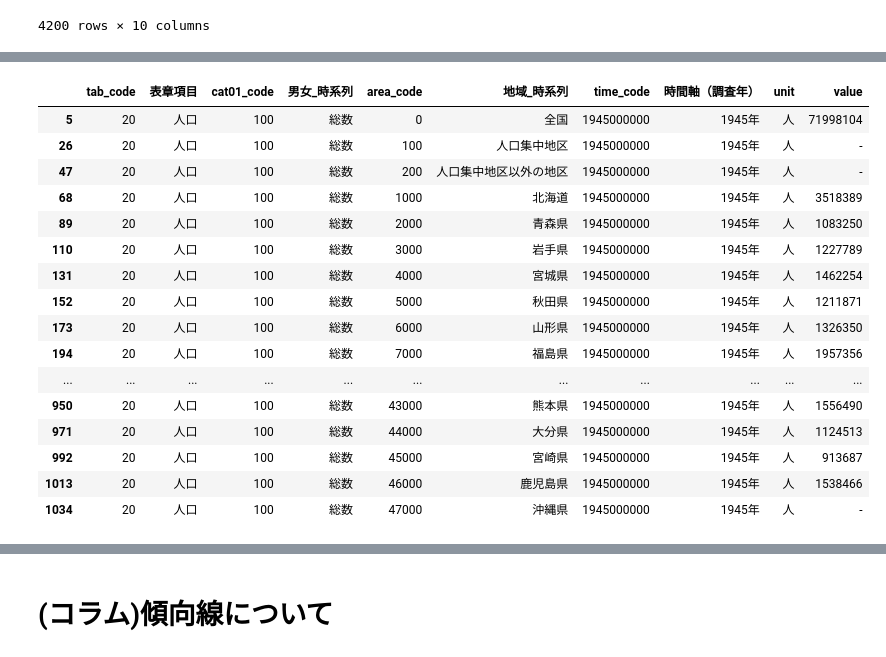
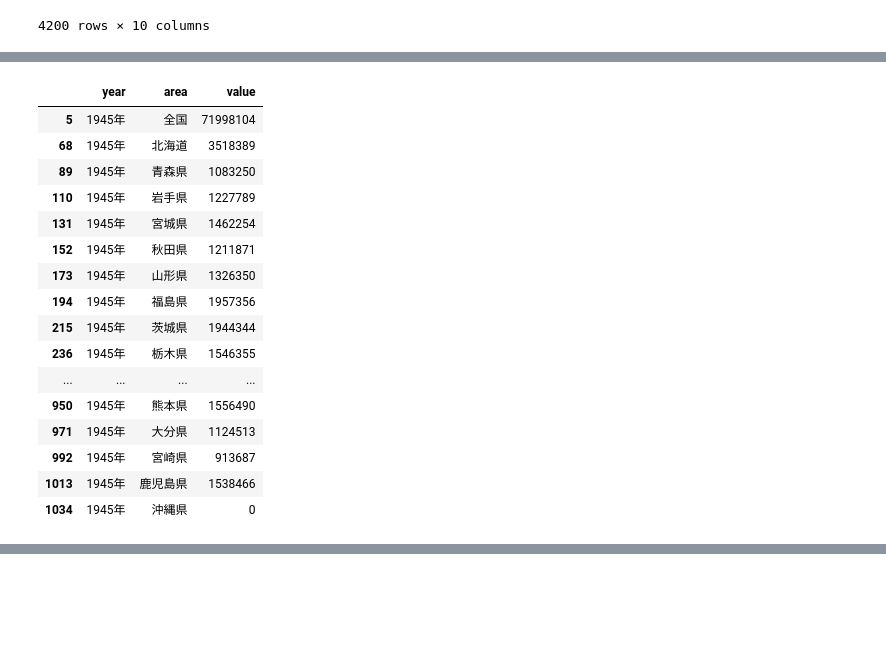
Before and after one commit to umedadada/nikkei_software_202407, a Jupyter notebook: 2024_nikkei_01.ipynb, the cells around one changed output, grey strips where cells are left out. Cells and saved outputs as stored; diff of their text form; code cells hidden in the pictures; blank space fills up the shorter version.

```diff
--- a/2024_nikkei_01.ipynb
+++ b/2024_nikkei_01.ipynb
@@ -8,10 +7,10 @@ import plotly.graph_objects as go
 # %%
 # データの読み込み
-df=pd.read_csv('./FEH_00200521_240311192951.csv',encoding="shift-jis")
+raw_df=pd.read_csv('./FEH_00200521_240311192951.csv',encoding="shift-jis")
 # データのカラム確認
-df.info()
+raw_df.info()
 # データの表示
-df
+raw_df
 # %% [output]
 <class 'pandas.core.frame.DataFrame'>
 RangeIndex: 4200 entries, 0 to 4199
@@ -63,0 +45,10 @@ df[(df['表章項目']=='人口') &
+# %%
+# データの前処理
+df = raw_df[(raw_df['表章項目']=='人口') & #指標を人口に絞る
+            (raw_df['男女_時系列']=='総数') & #男女の区別をせず、「総数」を抽出する
+            (~raw_df['地域_時系列'].isin(['人口集中地区', '人口集中地区以外の地区']))] #全国と各都道府県のデータのみを抽出する
+df = df[['時間軸（調査年）','地域_時系列','value']] #カラムを絞る
+df.columns = ['year','area','value'] #カラム名を変更する
+df = df.assign(value=df['value'].replace('-',0))# 数値以外の値を除去
+df = df.assign(value = df['value'].astype('int64')) #数値カラムの型変換をする
+df
@@ -130,28 +117,26 @@ fig.update_layout(
 [interactive output not drawn]
 # %%
 ## 条件の絞り込み
-check_df = df[(df['表章項目']=='人口') &
-            (df['男女_時系列']=='総数') &
-            (df['時間軸（調査年）']=='1945年')]
+check_df = df[df['year']=='1945年']
 check_df
 # %% [output]
-|  | tab_code | 表章項目 | cat01_code | 男女_時系列 | area_code | 地域_時系列 | time_code | 時間軸（調査年） | unit | value |
-| 5 | 20 | 人口 | 100 | 総数 | 0 | 全国 | 1945000000 | 1945年 | 人 | 71998104 |
-| 26 | 20 | 人口 | 100 | 総数 | 100 | 人口集中地区 | 1945000000 | 1945年 | 人 | - |
-| 47 | 20 | 人口 | 100 | 総数 | 200 | 人口集中地区以外の地区 | 1945000000 | 1945年 | 人 | - |
-| 68 | 20 | 人口 | 100 | 総数 | 1000 | 北海道 | 1945000000 | 1945年 | 人 | 3518389 |
-| 89 | 20 | 人口 | 100 | 総数 | 2000 | 青森県 | 1945000000 | 1945年 | 人 | 1083250 |
-| 110 | 20 | 人口 | 100 | 総数 | 3000 | 岩手県 | 1945000000 | 1945年 | 人 | 1227789 |
-| 131 | 20 | 人口 | 100 | 総数 | 4000 | 宮城県 | 1945000000 | 1945年 | 人 | 1462254 |
-| 152 | 20 | 人口 | 100 | 総数 | 5000 | 秋田県 | 1945000000 | 1945年 | 人 | 1211871 |
-| 173 | 20 | 人口 | 100 | 総数 | 6000 | 山形県 | 1945000000 | 1945年 | 人 | 1326350 |
-| 194 | 20 | 人口 | 100 | 総数 | 7000 | 福島県 | 1945000000 | 1945年 | 人 | 1957356 |
-| ... | ... | ... | ... | ... | ... | ... | ... | ... | ... | ... |
-| 950 | 20 | 人口 | 100 | 総数 | 43000 | 熊本県 | 1945000000 | 1945年 | 人 | 1556490 |
-| 971 | 20 | 人口 | 100 | 総数 | 44000 | 大分県 | 1945000000 | 1945年 | 人 | 1124513 |
-| 992 | 20 | 人口 | 100 | 総数 | 45000 | 宮崎県 | 1945000000 | 1945年 | 人 | 913687 |
-| 1013 | 20 | 人口 | 100 | 総数 | 46000 | 鹿児島県 | 1945000000 | 1945年 | 人 | 1538466 |
-| 1034 | 20 | 人口 | 100 | 総数 | 47000 | 沖縄県 | 1945000000 | 1945年 | 人 | - |
+|  | year | area | value |
+| 5 | 1945年 | 全国 | 71998104 |
+| 68 | 1945年 | 北海道 | 3518389 |
+| 89 | 1945年 | 青森県 | 1083250 |
+| 110 | 1945年 | 岩手県 | 1227789 |
+| 131 | 1945年 | 宮城県 | 1462254 |
+| 152 | 1945年 | 秋田県 | 1211871 |
+| 173 | 1945年 | 山形県 | 1326350 |
+| 194 | 1945年 | 福島県 | 1957356 |
+| 215 | 1945年 | 茨城県 | 1944344 |
+| 236 | 1945年 | 栃木県 | 1546355 |
+| ... | ... | ... | ... |
+| 950 | 1945年 | 熊本県 | 1556490 |
+| 971 | 1945年 | 大分県 | 1124513 |
+| 992 | 1945年 | 宮崎県 | 913687 |
+| 1013 | 1945年 | 鹿児島県 | 1538466 |
+| 1034 | 1945年 | 沖縄県 | 0 |
 # %%
 # 可視化のためのデータ加工
 ## 条件の絞り込み
@@ -181,5 +159,3 @@ fig.update_layout(
     yaxis=dict(title='人口'))
 # %% [output]
 [interactive output not drawn]
-# %% [markdown]
-# (コラム)傾向線について
```
Also changed, not shown: parts of 13 cells of this notebook.
